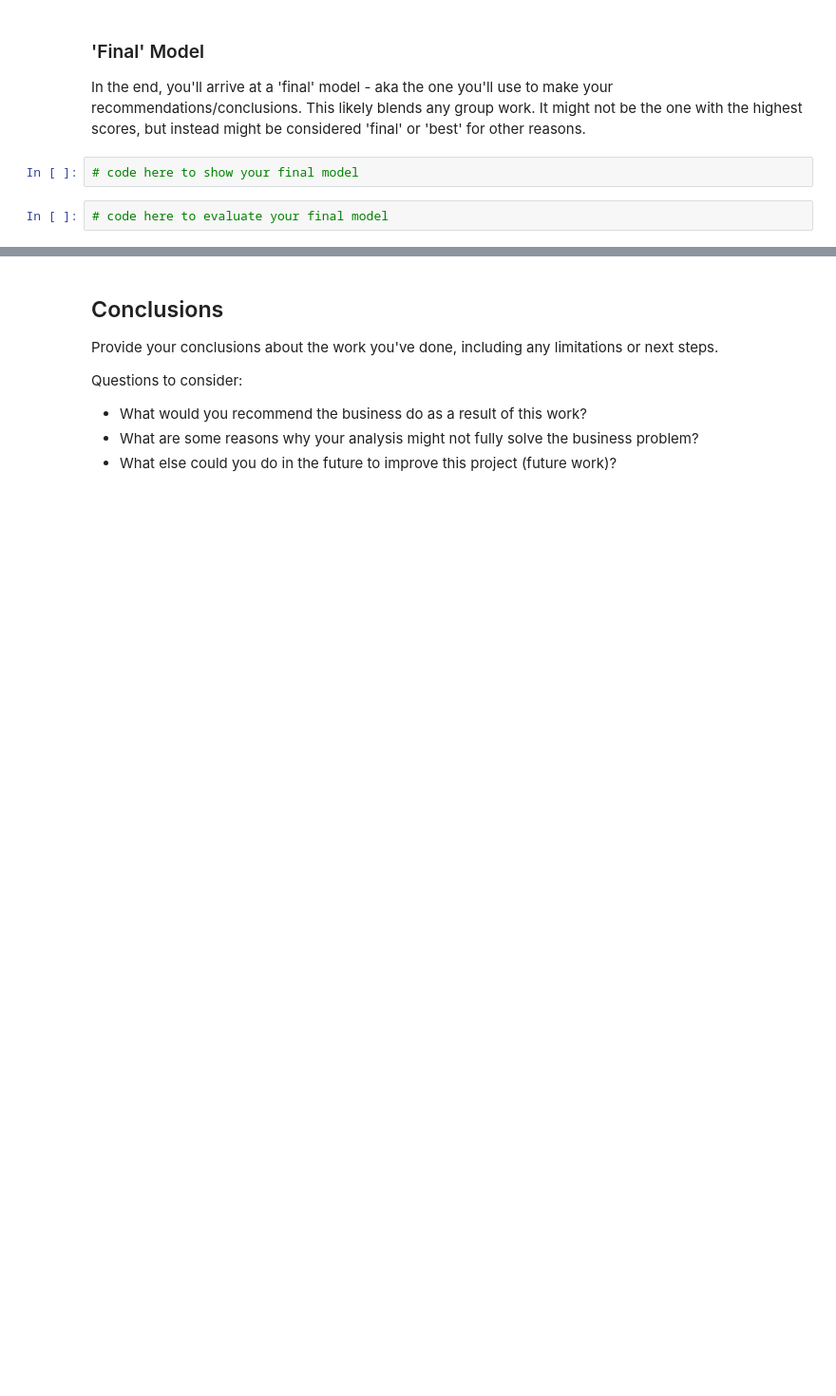
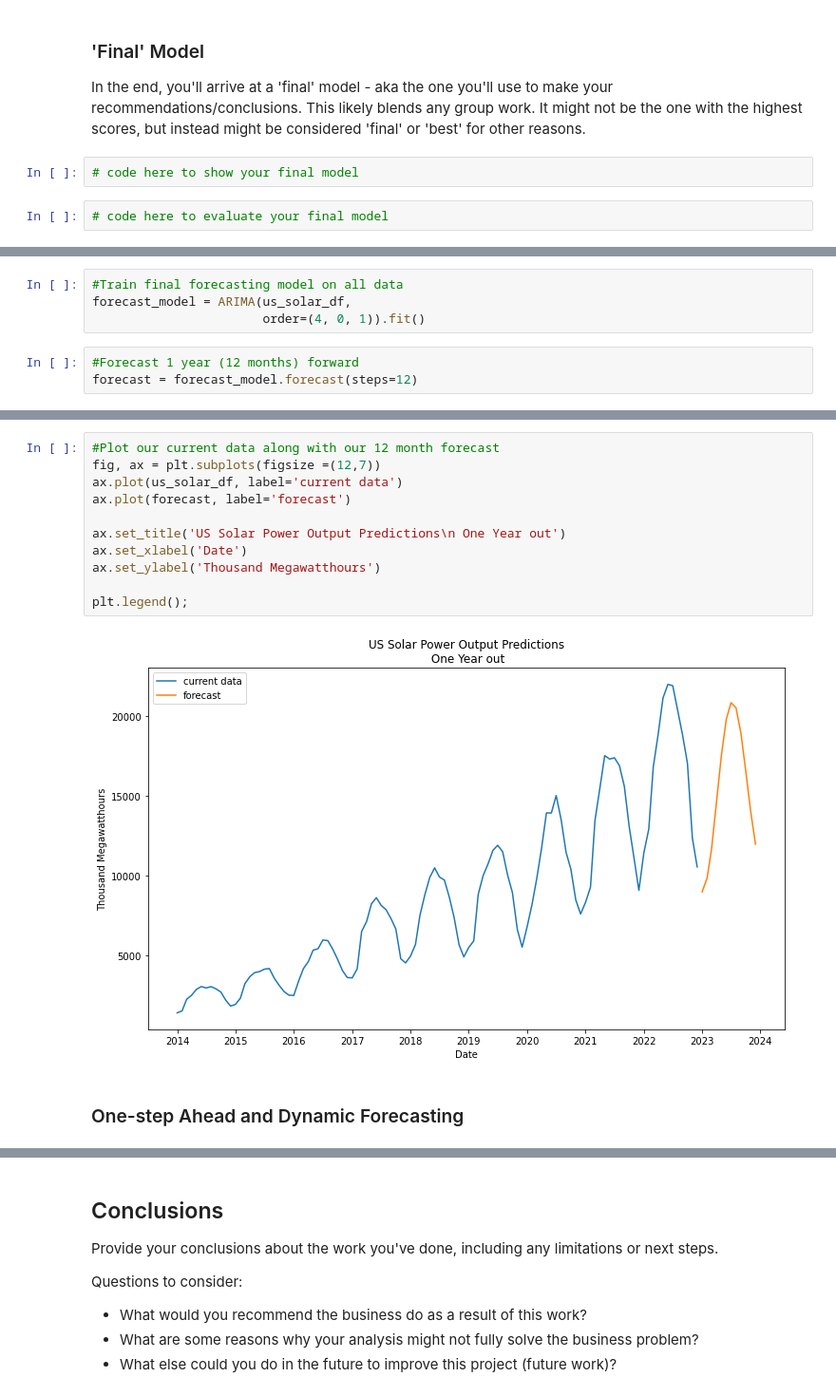
Before and after one commit to aokdata/Solar_Power_Output_Time_Series, a Jupyter notebook: Solar_Power_Output_Time_Series_Notebook.ipynb, the cells around one changed output, grey strips where cells are left out. Shown at 95% size. Saved outputs shown, nothing was run; the diff lists cells and outputs as text; blank space fills up the shorter version.

```diff
--- a/Solar_Power_Output_Time_Series_Notebook.ipynb
+++ b/Solar_Power_Output_Time_Series_Notebook.ipynb
@@ -980,0 +1398,7 @@ In the end, you'll arrive at a 'final' model - aka the one you'll use to make yo
+# %%
+#Train final forecasting model on all data
+forecast_model = ARIMA(us_solar_df,
+                       order=(4, 0, 1)).fit()
+# %%
+#Forecast 1 year (12 months) forward
+forecast = forecast_model.forecast(steps=12)
@@ -980,0 +1422,15 @@ In the end, you'll arrive at a 'final' model - aka the one you'll use to make yo
+# %%
+#Plot our current data along with our 12 month forecast
+fig, ax = plt.subplots(figsize =(12,7))
+ax.plot(us_solar_df, label='current data')
+ax.plot(forecast, label='forecast')
+
+ax.set_title('US Solar Power Output Predictions\n One Year out')
+ax.set_xlabel('Date')
+ax.set_ylabel('Thousand Megawatthours')
+
+plt.legend();
+# %% [output]
+[figure, added]
+# %% [markdown]
+### One-step Ahead and Dynamic Forecasting
```
Also changed, not shown: parts of 70 cells of this notebook.
